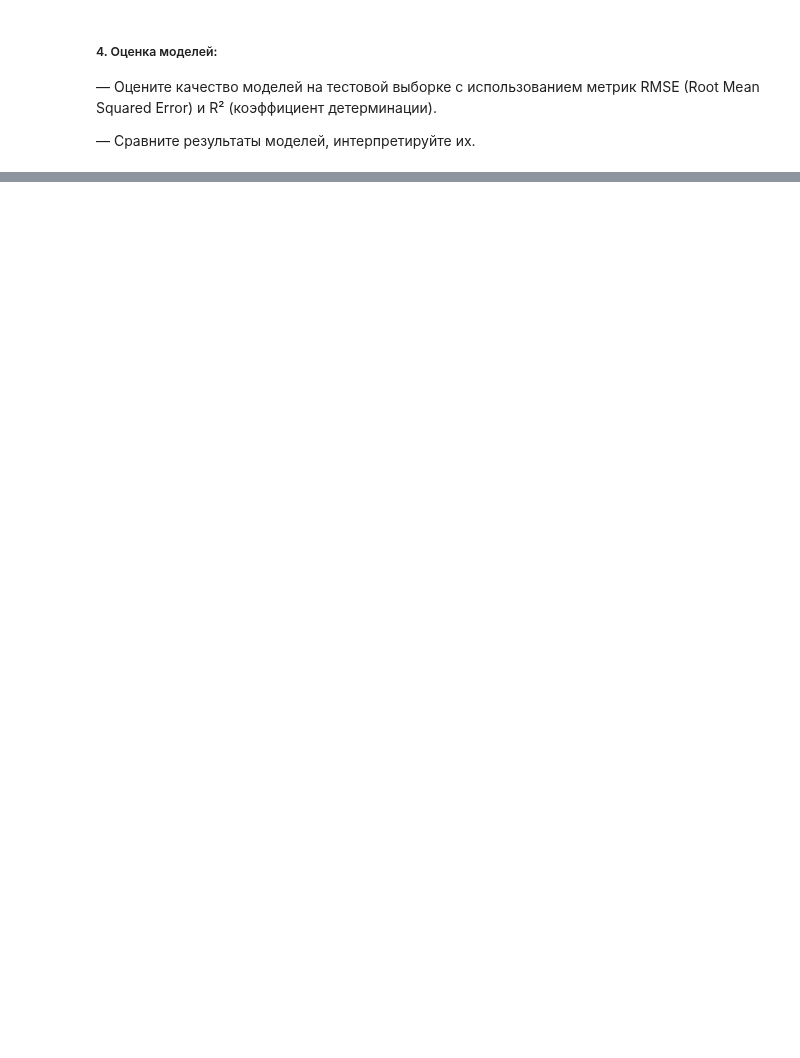
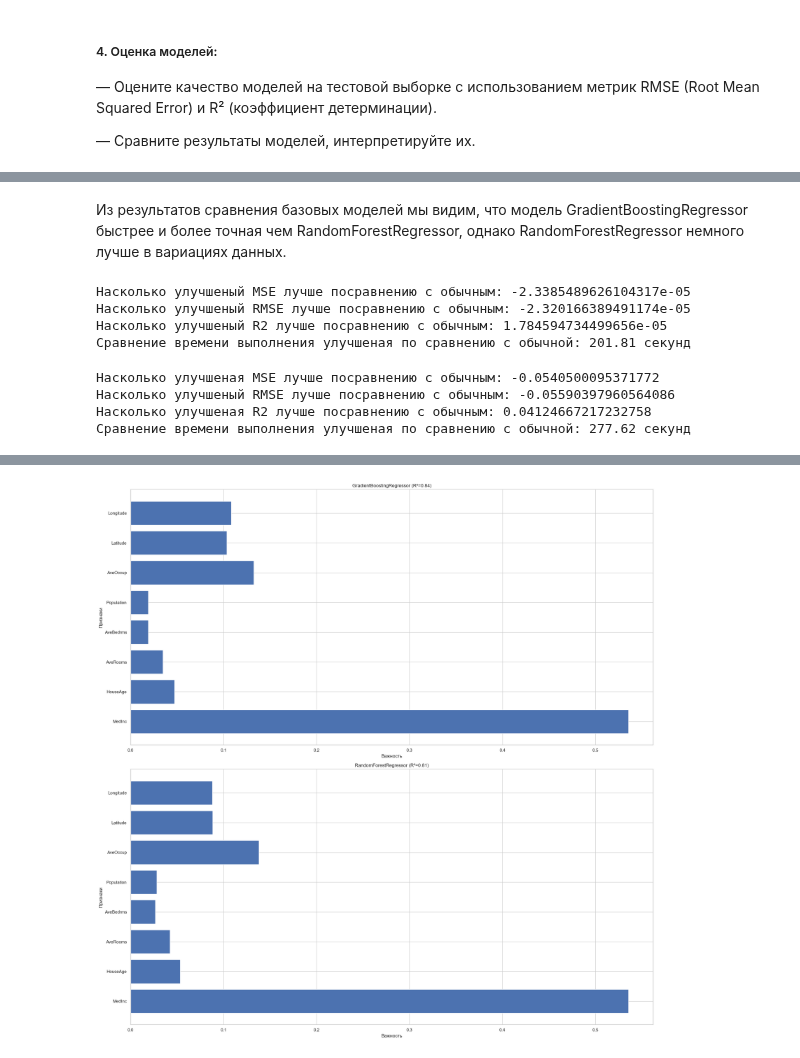
Before and after one commit to Ritorta/PythonDataBase, a Jupyter notebook: Work#7/Task_1.ipynb, the cells around one changed output, grey strips where cells are left out. Saved outputs shown, nothing was run; the diff lists cells and outputs as text; code cells hidden in the pictures; blank space fills up the shorter version.

```diff
--- a/Work#7/Task_1.ipynb
+++ b/Work#7/Task_1.ipynb
@@ -410,23 +433,0 @@ Wall time: 6.33 s
-# %%
-%%time
-# Построение и обучение GradientBoostingRegressor
-gb_model = GradientBoostingRegressor(random_state=42)
-
-# Оптимизация гиперпараметров для GradientBoostingRegressor
-gb_param_grid = {
-    'n_estimators': [100, 200],
-    'learning_rate': [0.01, 0.1, 0.2],
-    'max_depth': [3, 5, 7],
-    'min_samples_split': [2, 5],
-    'min_samples_leaf': [1, 2]
-}
-
-gb_grid_search = GridSearchCV(gb_model, gb_param_grid, cv=5, scoring='neg_mean_squared_error', n_jobs=-1)
-gb_grid_search.fit(X_train, y_train)
-
-# Лучшая модель GradientBoosting
-best_gb_model = gb_grid_search.best_estimator_
-gb_predictions = best_gb_model.predict(X_test)
-gb_mse = mean_squared_error(y_test, gb_predictions)
-print("Gradient Boosting MSE:", gb_mse)
-print("Best Gradient Boosting Parameters:", gb_grid_search.best_params_)
@@ -444,3 +565,27 @@ Wall time: 4min 43s
+# %% [markdown]
+Из результатов сравнения базовых моделей мы видим, что модель GradientBoostingRegressor быстрее и более точная чем RandomForestRegressor, однако RandomForestRegressor немного лучше в вариациях данных.
+# %%
+# Сравнение результатов RandomForestRegressor и улучшеной RandomForestRegressor
+print(f"Насколько улучшеный MSE лучше посравнению с обычным: {rand_fores_f_mse - fores_mse}")
+print(f"Насколько улучшеный RMSE лучше посравнению с обычным: {rand_fores_f_rmse - forest_rmse}")
+print(f"Насколько улучшеный R2 лучше посравнению с обычным: {rand_fores_f_r2 - forest_r2}")
+print(f"Сравнение времени выполнения улучшеная по сравнению с обычной: {RFRF_execution_time - RFR_execution_time:.2f} секунд")
+# %% [output]
+Насколько улучшеный MSE лучше посравнению с обычным: -2.3385489626104317e-05
+Насколько улучшеный RMSE лучше посравнению с обычным: -2.320166389491174e-05
+Насколько улучшеный R2 лучше посравнению с обычным: 1.784594734499656e-05
+Сравнение времени выполнения улучшеная по сравнению с обычной: 201.81 секунд
+# %%
+# Сравнение результатов GradientBoostingRegressor и улучшеной GradientBoostingRegressor
+print(f"Насколько улучшеная MSE лучше посравнению с обычным: {gbr_mse - boosting_mse}")
+print(f"Насколько улучшеный RMSE лучше посравнению с обычным: {gbr_rmse - boosting_rmse}")
+print(f"Насколько улучшеная R2 лучше посравнению с обычным: {gbr_r2 - boosting_r2}")
+print(f"Сравнение времени выполнения улучшеная по сравнению с обычной: {GBRF_execution_time - GBR_execution_time:.2f} секунд")
+# %% [output]
+Насколько улучшеная MSE лучше посравнению с обычным: -0.0540500095371772
+Насколько улучшеный RMSE лучше посравнению с обычным: -0.05590397960564086
+Насколько улучшеная R2 лучше посравнению с обычным: 0.04124667217232758
+Сравнение времени выполнения улучшеная по сравнению с обычной: 277.62 секунд
 # %% [markdown]
 ##### 5. Анализ важности признаков и выводы:
 — Используйте атрибут feature_importances_ для оценки важности признаков в каждой модели.
@@ -447 +593,25 @@ Wall time: 4min 43s
 — На основе полученных данных сделайте выводы о том, какие признаки наиболее значимы и почему.
+# %%
+models = {
+    'GradientBoostingRegressor': best_gb_model,
+    'RandomForestRegressor': best_rand_fores_model
+}
+
+# Обучение моделей и оценка важности признаков
+fig, axes = plt.subplots(nrows=2, ncols=1, figsize=(20, 20))
+for ax, (name, model) in zip(axes, models.items()):
+    model.fit(X_train, y_train)
+    score = r2_score(y_test, model.predict(X_test))
+    feature_importances = model.feature_importances_
+
+    ax.barh(np.arange(len(feature_importances)), feature_importances, align='center')
+    ax.set_yticks(np.arange(len(X.columns)))
+    ax.set_yticklabels(X.columns)
+    ax.set_title(f'{name} (R²={score:.2f})')
+    ax.set_xlabel('Важность')
+    ax.set_ylabel('Признаки')
+
+plt.tight_layout()
+plt.show()
+# %% [output]
+[figure, added]
```
Also changed, not shown: parts of 14 cells of this notebook.
